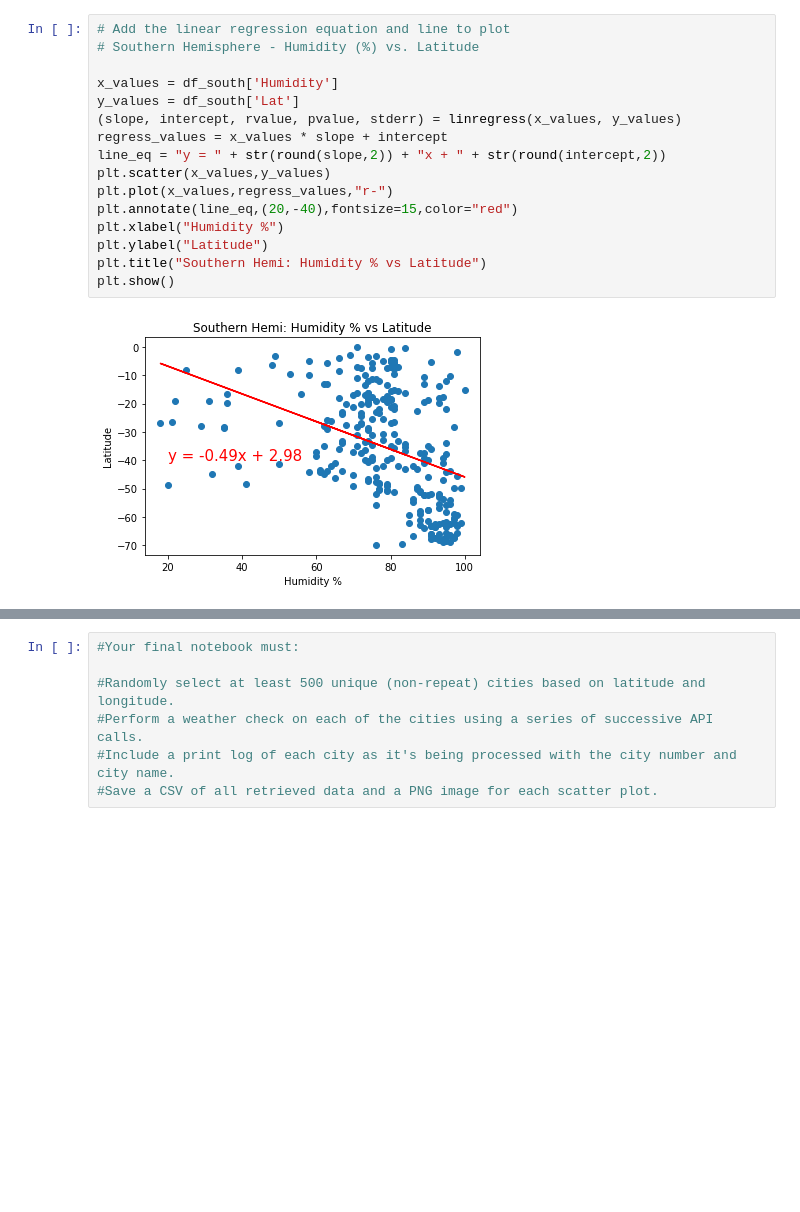
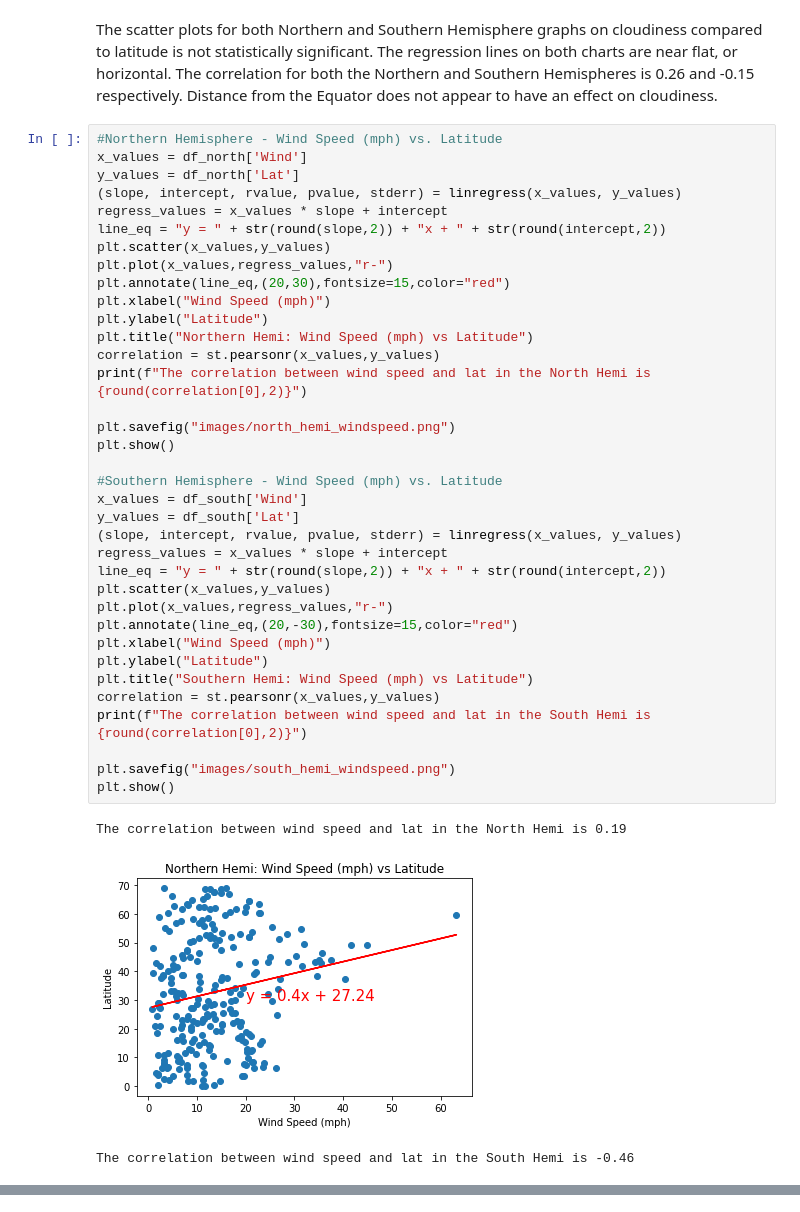
Before and after one commit to tiffanyharris711/python-api-challenge, a Jupyter notebook: WeatherPy/WeatherPy.ipynb, the cells around one changed output, grey strips where cells are left out. Saved outputs shown, nothing was run; the diff lists cells and outputs as text; blank space fills up the shorter version.

Commit message:
completed weatherpy

```diff
--- a/WeatherPy/WeatherPy.ipynb
+++ b/WeatherPy/WeatherPy.ipynb
@@ -219,18 +319,42 @@ plt.show()
+# %% [markdown]
+The scatter plots for both Northern and Southern Hemisphere graphs on cloudiness compared to latitude is not statistically significant. The regression lines on both charts are near flat, or horizontal. The correlation for both the Northern and Southern Hemispheres is 0.26 and -0.15 respectively. Distance from the Equator does not appear to have an effect on cloudiness.
 # %%
-# Add the linear regression equation and line to plot
-# Southern Hemisphere - Humidity (%) vs. Latitude
+#Northern Hemisphere - Wind Speed (mph) vs. Latitude
+x_values = df_north['Wind']
+y_values = df_north['Lat']
+(slope, intercept, rvalue, pvalue, stderr) = linregress(x_values, y_values)
+regress_values = x_values * slope + intercept
+line_eq = "y = " + str(round(slope,2)) + "x + " + str(round(intercept,2))
+plt.scatter(x_values,y_values)
+plt.plot(x_values,regress_values,"r-")
+plt.annotate(line_eq,(20,30),fontsize=15,color="red")
+plt.xlabel("Wind Speed (mph)")
+plt.ylabel("Latitude")
+plt.title("Northern Hemi: Wind Speed (mph) vs Latitude")
+correlation = st.pearsonr(x_values,y_values)
+print(f"The correlation between wind speed and lat in the North Hemi is {round(correlation[0],2)}")
 
-x_values = df_south['Humidity']
+plt.savefig("images/north_hemi_windspeed.png")
+plt.show()
+
+#Southern Hemisphere - Wind Speed (mph) vs. Latitude
+x_values = df_south['Wind']
 y_values = df_south['Lat']
 (slope, intercept, rvalue, pvalue, stderr) = linregress(x_values, y_values)
 regress_values = x_values * slope + intercept
 line_eq = "y = " + str(round(slope,2)) + "x + " + str(round(intercept,2))
 plt.scatter(x_values,y_values)
 plt.plot(x_values,regress_values,"r-")
-plt.annotate(line_eq,(20,-40),fontsize=15,color="red")
-plt.xlabel("Humidity %")
+plt.annotate(line_eq,(20,-30),fontsize=15,color="red")
+plt.xlabel("Wind Speed (mph)")
 plt.ylabel("Latitude")
-plt.title("Southern Hemi: Humidity % vs Latitude")
+plt.title("Southern Hemi: Wind Speed (mph) vs Latitude")
+correlation = st.pearsonr(x_values,y_values)
+print(f"The correlation between wind speed and lat in the South Hemi is {round(correlation[0],2)}")
+
+plt.savefig("images/south_hemi_windspeed.png")
 plt.show()
 # %% [output]
+The correlation between wind speed and lat in the North Hemi is 0.19
-[figure, old version]
+[figure, new version]
+The correlation between wind speed and lat in the South Hemi is -0.46
@@ -237,7 +361,0 @@ plt.show()
-# %%
-#Your final notebook must:
-
-#Randomly select at least 500 unique (non-repeat) cities based on latitude and longitude.
-#Perform a weather check on each of the cities using a series of successive API calls.
-#Include a print log of each city as it's being processed with the city number and city name.
-#Save a CSV of all retrieved data and a PNG image for each scatter plot.
```
Also changed, not shown: parts of 26 cells of this notebook, 15 other files.
